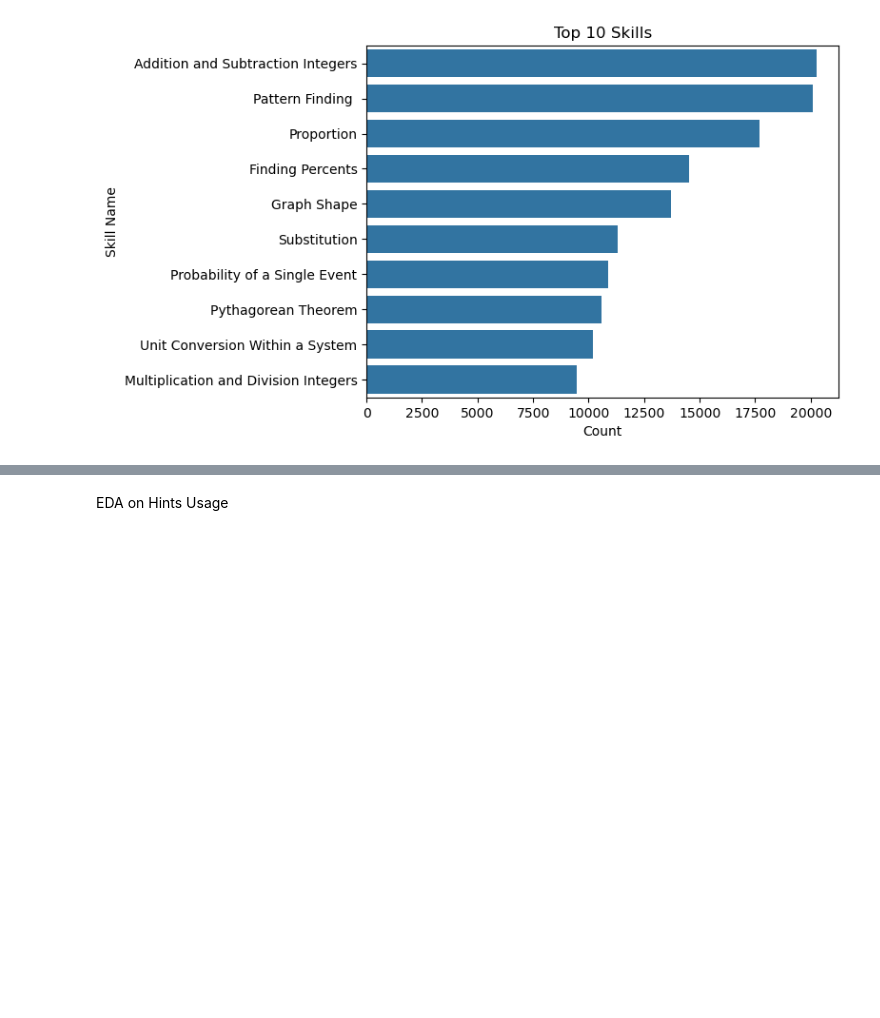
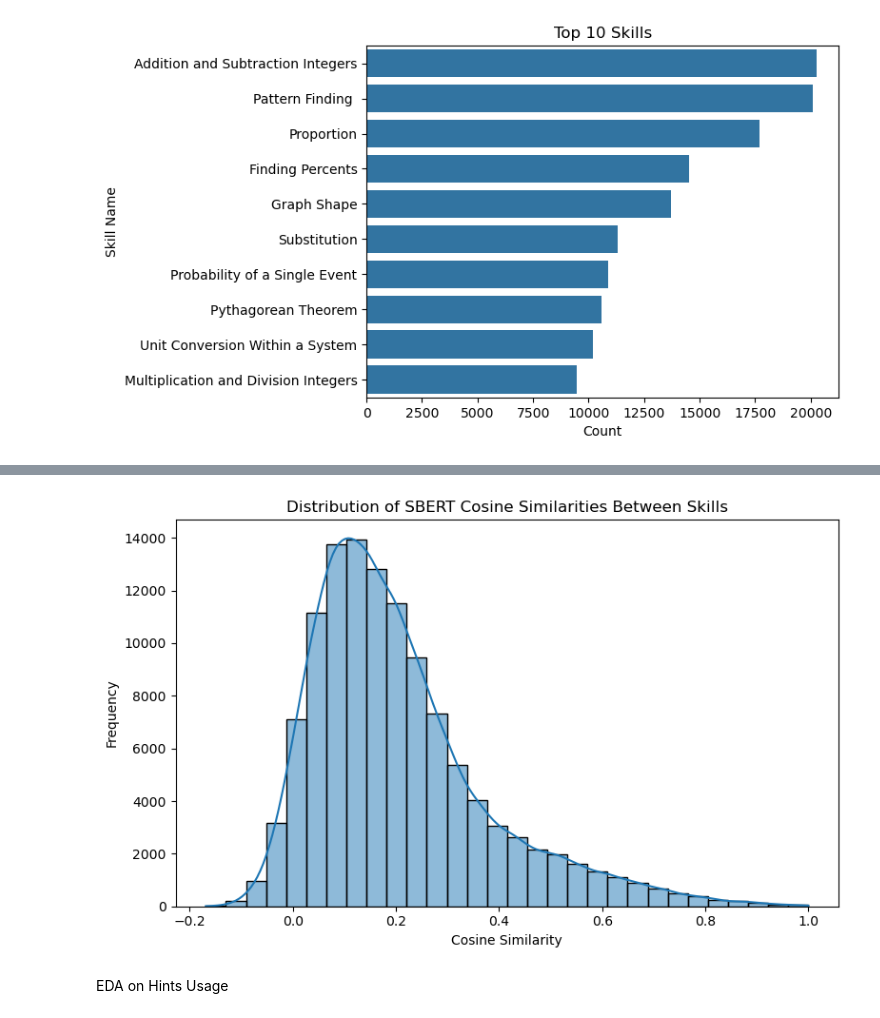
Before and after one commit to somtee99/personalized_learning_rl, a Jupyter notebook: data_cleaning.ipynb, the cells around one changed output, grey strips where cells are left out. Saved outputs shown, nothing was run; the diff lists cells and outputs as text; code cells hidden in the pictures; blank space fills up the shorter version.

```diff
--- a/data_cleaning.ipynb
+++ b/data_cleaning.ipynb
@@ -164,0 +189,27 @@ Number of unique skills: 525
+# %%
+%pip install sentence_transformers
+
+from sentence_transformers import SentenceTransformer
+from sklearn.metrics.pairwise import cosine_similarity
+import numpy as np
+
+# Get unique skills
+unique_skills = df['skill_name'].unique()
+
+# Compute SBERT embeddings
+sbert = SentenceTransformer('all-MiniLM-L6-v2')
+skill_embs = sbert.encode(unique_skills)
+
+# Compute pairwise cosine similarities (excluding self-similarity)
+sim_matrix = cosine_similarity(skill_embs)
+upper_tri_indices = np.triu_indices_from(sim_matrix, k=1)
+similarities = sim_matrix[upper_tri_indices]
+
+plt.figure(figsize=(8, 5))
+sns.histplot(similarities, bins=30, kde=True)
+plt.title('Distribution of SBERT Cosine Similarities Between Skills')
+plt.xlabel('Cosine Similarity')
+plt.ylabel('Frequency')
+plt.tight_layout()
+plt.show()
+# %% [output]
@@ -165,3 +233,4 @@ Number of unique skills: 525
+[figure, added]
 # %% [markdown]
 EDA on Hints Usage
 # %%
```
Also changed, not shown: parts of 26 cells of this notebook, 29 other files.
